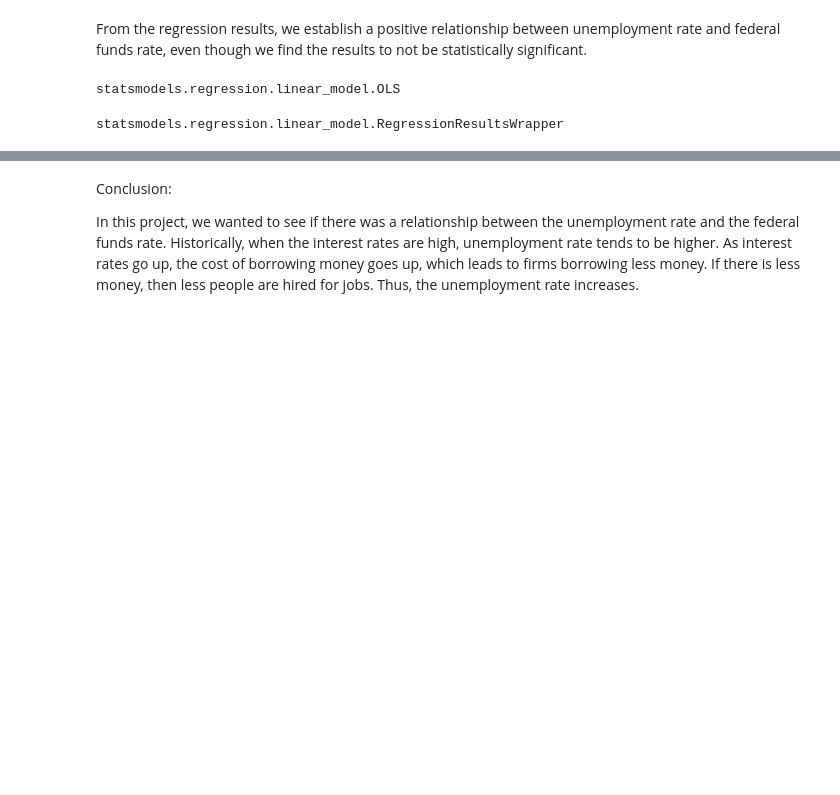
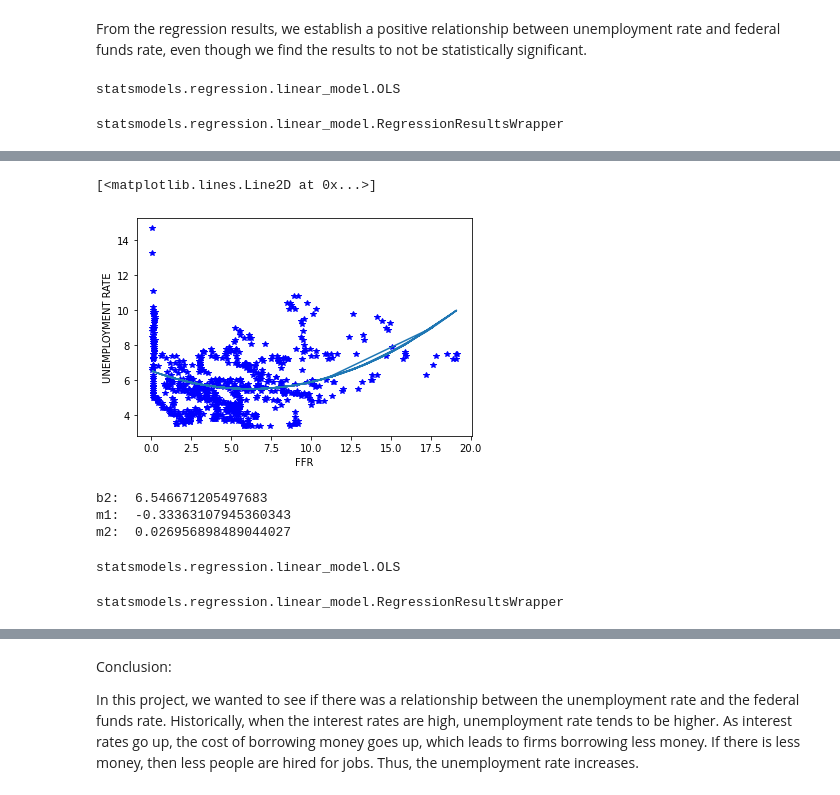
Before and after one commit to doctorkdo/Econ-149-Project, a Jupyter notebook: Econ 149 Project Final.ipynb, the cells around one changed output, grey strips where cells are left out. Drawn from its saved outputs; the diff is of its cells as text; code cells hidden in the pictures; blank space fills up the shorter version.

```diff
--- a/Econ 149 Project Final.ipynb
+++ b/Econ 149 Project Final.ipynb
@@ -203,0 +212,6 @@ Warnings:
+# %%
+# Adding a Polynomial term
+data_r_sq =pd.read_csv(url_r, parse_dates=True)
+data_r_sq.columns=['DATE', 'FFR']
+data_r_sq['FFR'] = data_r_sq['FFR']*data_r_sq['FFR']
+data_r_sq.head()
@@ -203,0 +237,5 @@ Warnings:
+# %%
+data_merge=pd.merge(data_merge, data_r_sq, how='inner', on='DATE', left_on=None, right_on=None,
+         left_index=False, right_index=False, sort=True,
+         suffixes=('_x', '_y'), copy=True, indicator=False,
+         validate=None)
@@ -203,0 +251,29 @@ Warnings:
+# %%
+fig,ax=plt.subplots()
+ax.plot(data_merge['FFR_x'],data_merge['URATE'],'b*')
+ax.set_xlabel("FFR")
+ax.set_ylabel("UNEMPLOYMENT RATE")
+b2,m1,m2=polyfit(data_merge['FFR_x'],data_merge['URATE'],2)
+ax.plot(data_merge['FFR_x'],b2+m1*data_merge['FFR_x']+m2*data_merge['FFR_y'],'-')
+# %% [output]
+[<matplotlib.lines.Line2D at 0x...>]
+[figure, added]
+# %%
+print("b2: ", b2)
+print("m1: ", m1)
+print("m2: ", m2)
+# %% [output]
+b2:  6.546671205497683
+m1:  -0.33363107945360343
+m2:  0.026956898489044027
+# %%
+reg2 = sm.OLS(endog=data_merge['URATE'], exog=data_merge[['const','FFR_x','FFR_y']], \
+    missing='drop')
+type(reg2)
+# %% [output]
+statsmodels.regression.linear_model.OLS
+# %%
+results_2 = reg2.fit()
+type(results_2)
+# %% [output]
+statsmodels.regression.linear_model.RegressionResultsWrapper
```
Also changed, not shown: parts of 7 cells of this notebook, 1 other file.
